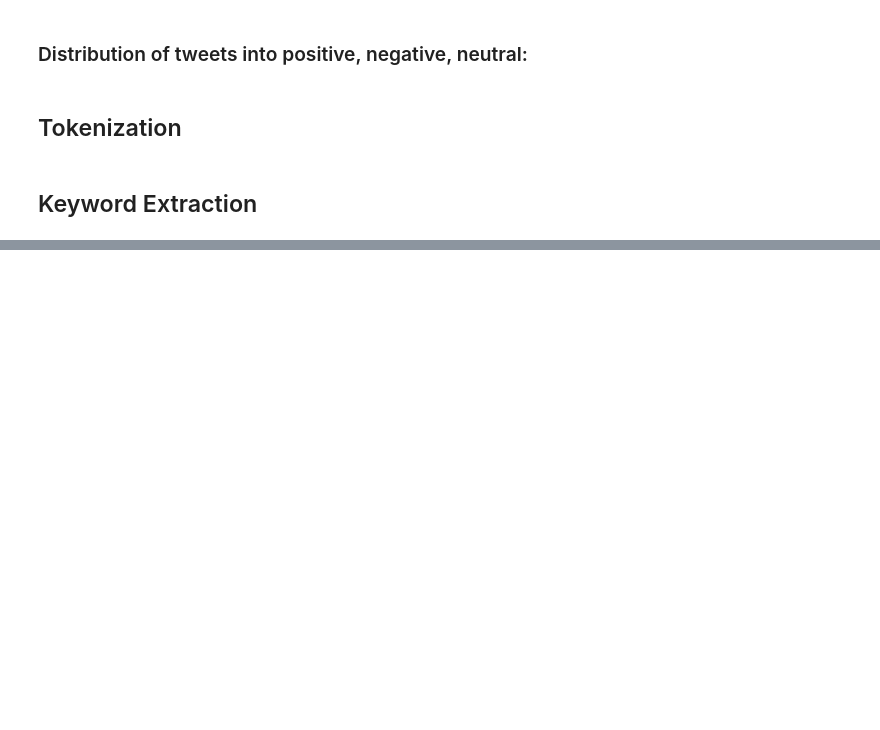
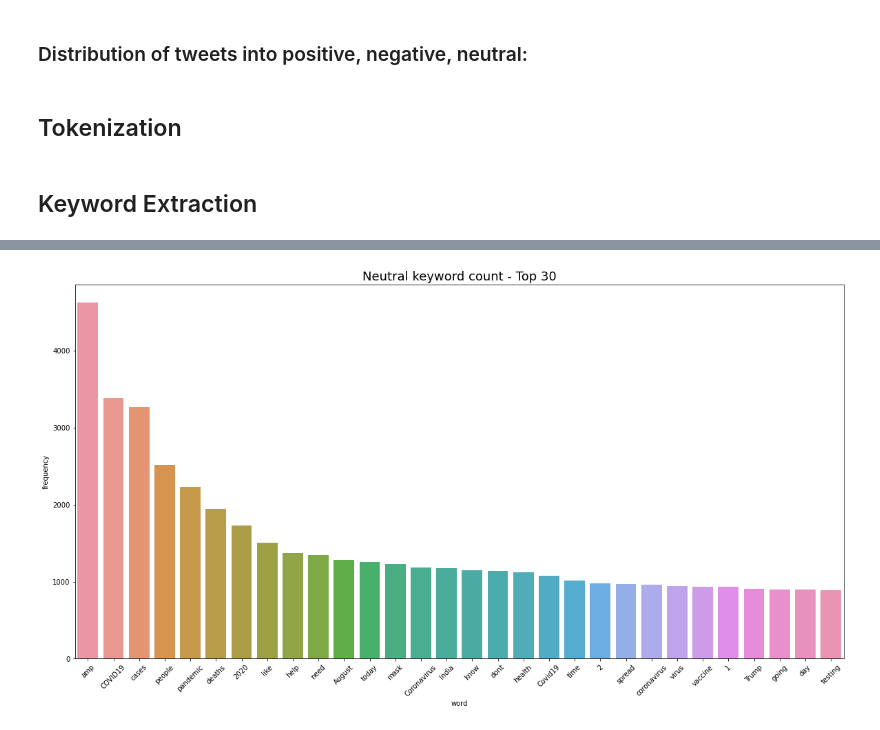
Before and after one commit to ps4449/machine-learning, a Jupyter notebook: SentimentAnalysis_COVID19Dataset/COVID19-dataset.ipynb, the cells around one changed output, grey strips where cells are left out. Saved outputs shown, nothing was run; the diff lists cells and outputs as text; code cells hidden in the pictures; blank space fills up the shorter version.

```diff
--- a/SentimentAnalysis_COVID19Dataset/COVID19-dataset.ipynb
+++ b/SentimentAnalysis_COVID19Dataset/COVID19-dataset.ipynb
@@ -204,0 +286,8 @@ from collections import Counter
+# %%
+plt.figure(figsize=(20, 10))
+sns.barplot(x="word", y="frequency", data=neu_df)
+plt.xticks(rotation=45)
+plt.title("Neutral keyword count - Top 30", fontsize=18)
+plt.show()
+# %% [output]
+[figure, added]
```
Also changed, not shown: parts of 22 cells of this notebook.
